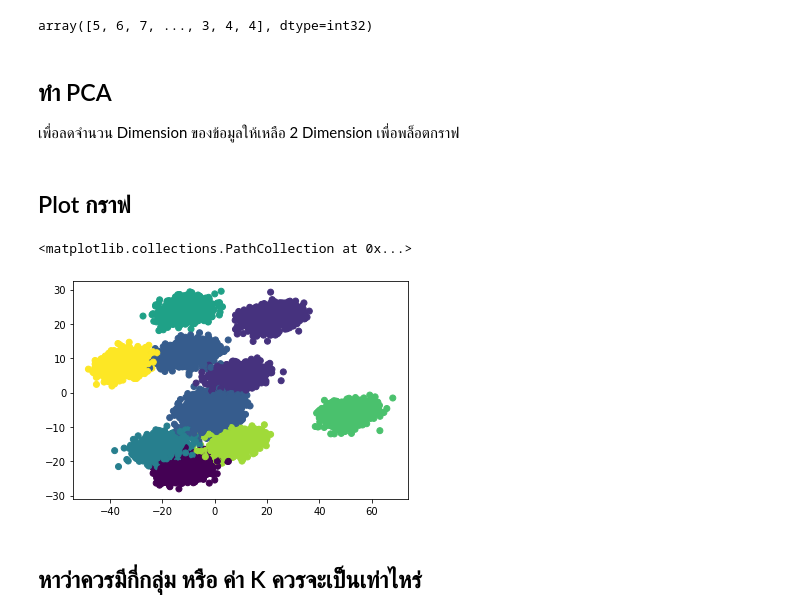
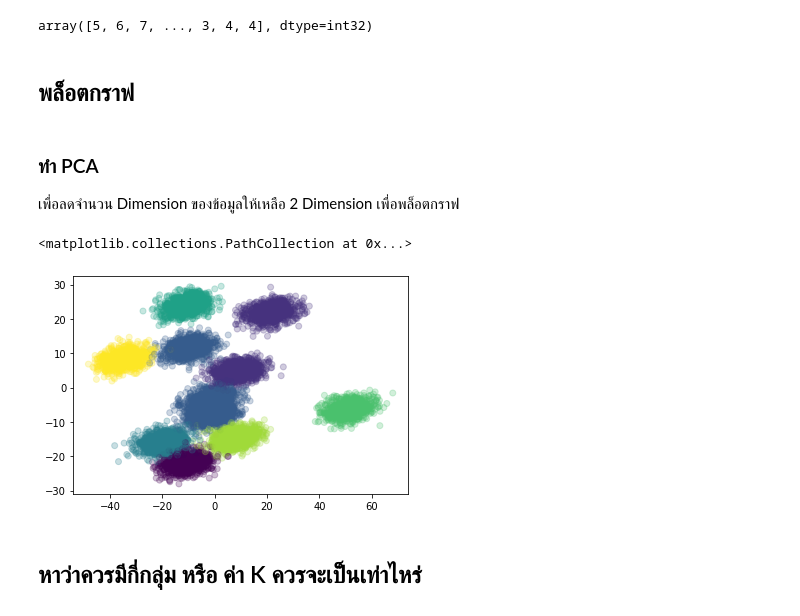
Before and after one commit to jittakorn-ch/multivariate, a Jupyter notebook: Multivariate_Exam.ipynb, the cells around one changed output. Drawn from its saved outputs; the diff is of its cells as text; code cells hidden in the pictures.

```diff
--- a/Multivariate_Exam.ipynb
+++ b/Multivariate_Exam.ipynb
@@ -102,8 +125,10 @@ test = kmeans.predict(Data)           ### ทดสอบการจัดก
 test
 # %% [output]
 array([5, 6, 7, ..., 3, 4, 4], dtype=int32)
+# %% [markdown]
+## พล็อตกราฟ
 # %% [markdown]
-## ทำ PCA
+### ทำ PCA
 
 เพื่อลดจำนวน Dimension ของข้อมูลให้เหลือ 2 Dimension เพื่อพล็อตกราฟ
 # %%
@@ -112,15 +137,13 @@ from sklearn.decomposition import PCA             ### import PCA จาก sklea
 pca = PCA(n_components=2)                         ### กำหนดให้มี 2 dimension
 
 new_pca = pca.fit_transform(Data)                 ### คำนวณ PCA
-# %% [markdown]
-## Plot กราฟ
 # %%
 from matplotlib import pyplot as plt              ### import pypplot จาก matplotlib
 # %%
-plt.scatter(new_pca[:,0],new_pca[:,1],c=test)        ### พล็อตกราฟของ new_pca โดยกำหนดสีตาม test(test คือ กลุ่มของข้อมูลจากการทำ K-mean)
+plt.scatter(new_pca[:,0],new_pca[:,1],c=test,alpha=0.25)        ### พล็อตกราฟของ new_pca โดยกำหนดสีตาม test(test คือ กลุ่มของข้อมูลจากการทำ K-mean)
 # %% [output]
 <matplotlib.collections.PathCollection at 0x...>
-[figure, old version]
+[figure, new version]
 # %% [markdown]
 ## หาว่าควรมีกี่กลุ่ม หรือ ค่า K ควรจะเป็นเท่าไหร่
 # %% [markdown]
```
Also changed, not shown: parts of 24 cells of this notebook.
